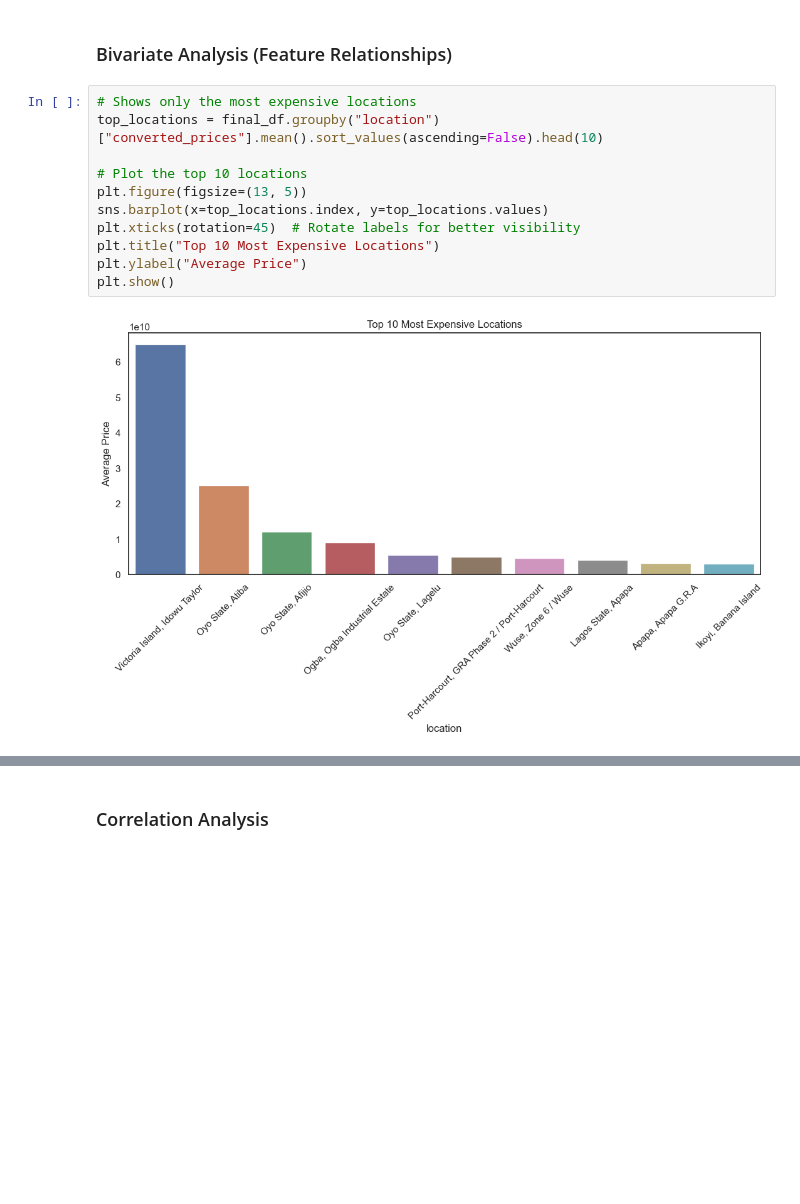
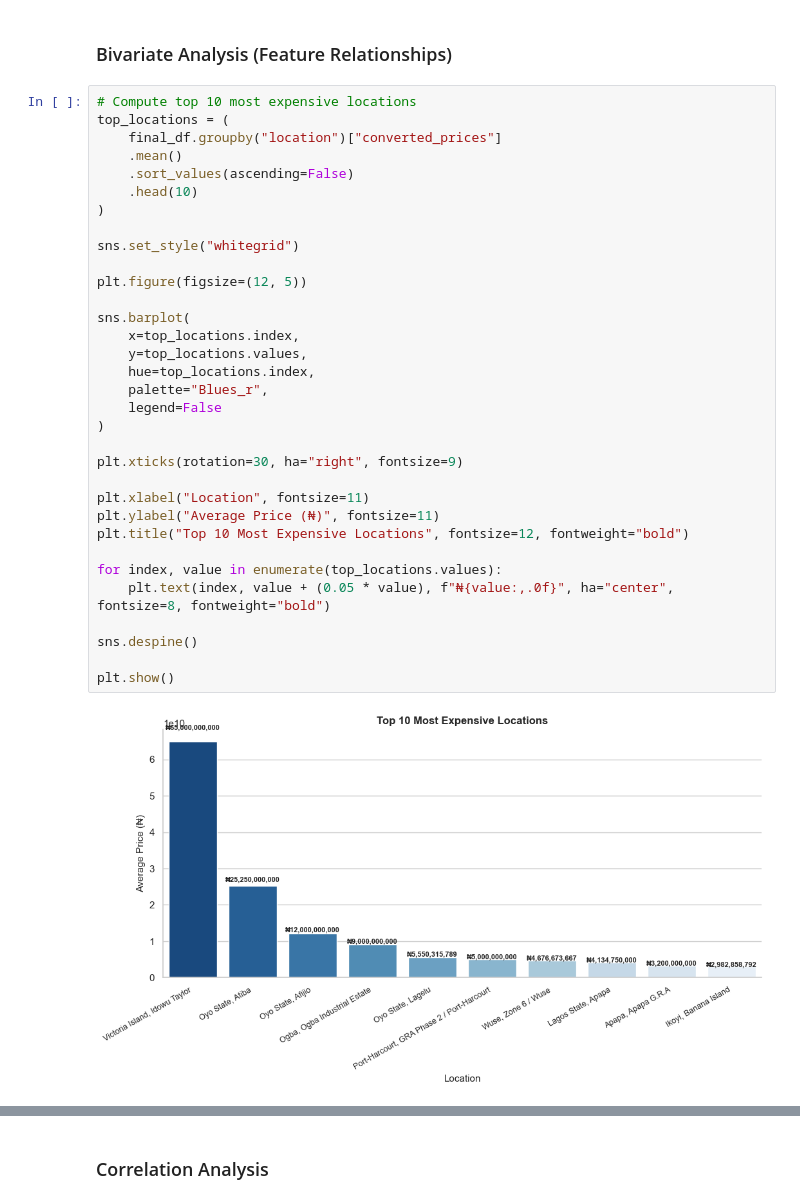
Before and after one commit to cybericdata/real_estate, a Jupyter notebook: project/backend/model/real_estates.ipynb, the cells around one changed output, grey strips where cells are left out. Cells and saved outputs as stored; diff of their text form; blank space fills up the shorter version.

```diff
--- a/project/backend/model/real_estates.ipynb
+++ b/project/backend/model/real_estates.ipynb
@@ -202,18 +215,40 @@ plt.show()
 # %% [markdown]
 ### Bivariate Analysis (Feature Relationships)
 # %%
-# Shows only the most expensive locations
-top_locations = final_df.groupby("location")["converted_prices"].mean().sort_values(ascending=False).head(10)
+# Compute top 10 most expensive locations
+top_locations = (
+    final_df.groupby("location")["converted_prices"]
+    .mean()
+    .sort_values(ascending=False)
+    .head(10)
+)
 
-# Plot the top 10 locations
-plt.figure(figsize=(13, 5))
-sns.barplot(x=top_locations.index, y=top_locations.values)
-plt.xticks(rotation=45)  # Rotate labels for better visibility
-plt.title("Top 10 Most Expensive Locations")
-plt.ylabel("Average Price")
+sns.set_style("whitegrid")
+
+plt.figure(figsize=(12, 5))
+
+sns.barplot(
+    x=top_locations.index,
+    y=top_locations.values,
+    hue=top_locations.index,
+    palette="Blues_r",
+    legend=False
+)
+
+plt.xticks(rotation=30, ha="right", fontsize=9)
+
+plt.xlabel("Location", fontsize=11)
+plt.ylabel("Average Price (₦)", fontsize=11)
+plt.title("Top 10 Most Expensive Locations", fontsize=12, fontweight="bold")
+
+for index, value in enumerate(top_locations.values):
+    plt.text(index, value + (0.05 * value), f"₦{value:,.0f}", ha="center", fontsize=8, fontweight="bold")
+
+sns.despine()
+
 plt.show()
 # %% [output]
-[figure, old version]
+[figure, new version]
 # %%
 #Visually compares locations without clutter for clear comparison
 
```
Also changed, not shown: parts of 11 cells of this notebook, 4 other files.
